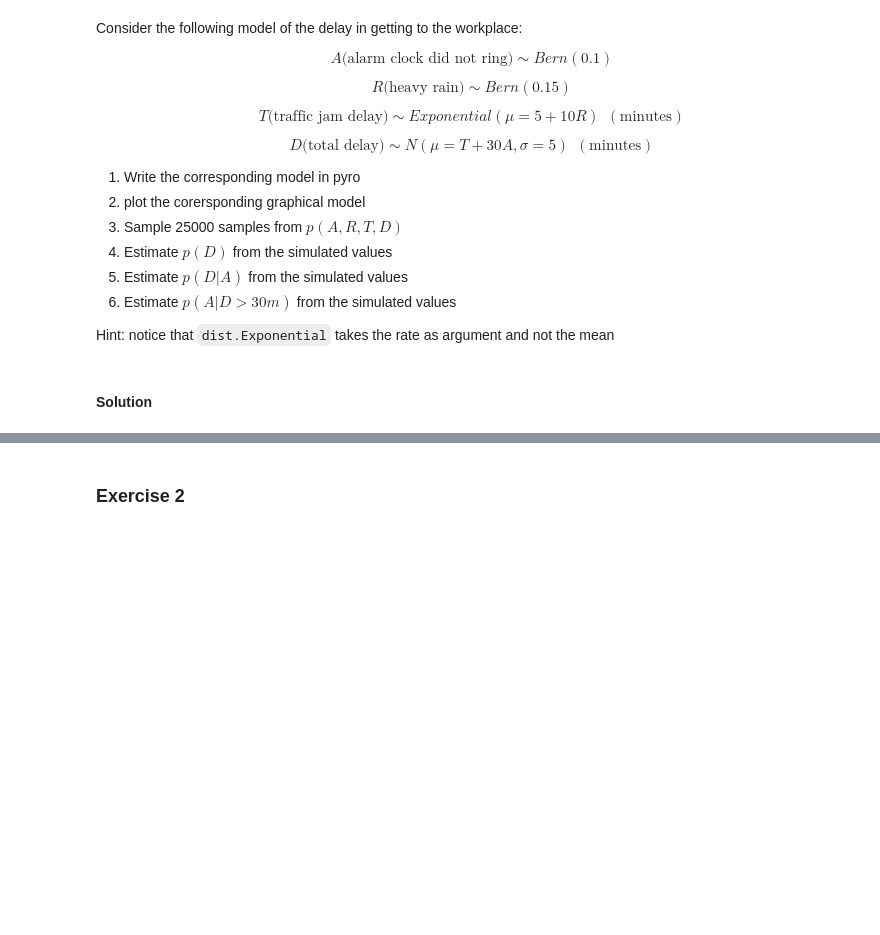
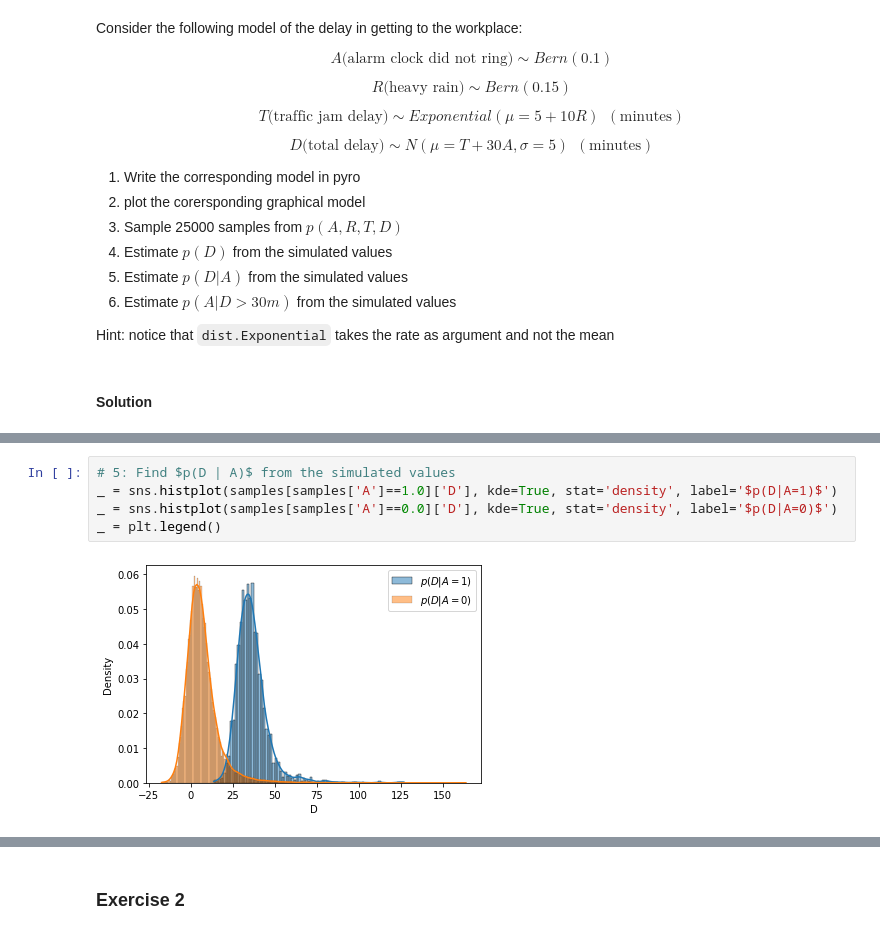
Before and after one commit to DavideScassola/PML2024, a Jupyter notebook: Notebooks/03_pyro_basics_exercises.ipynb, the cells around one changed output, grey strips where cells are left out. Cells and saved outputs as stored; diff of their text form; blank space fills up the shorter version.

```diff
--- a/Notebooks/03_pyro_basics_exercises.ipynb
+++ b/Notebooks/03_pyro_basics_exercises.ipynb
@@ -34,0 +76,7 @@ Hint: notice that `dist.Exponential` takes the rate as argument and not the mean
+# %%
+# 5: Find $p(D | A)$ from the simulated values
+_ = sns.histplot(samples[samples['A']==1.0]['D'], kde=True, stat='density', label='$p(D|A=1)$')
+_ = sns.histplot(samples[samples['A']==0.0]['D'], kde=True, stat='density', label='$p(D|A=0)$')
+_ = plt.legend()
+# %% [output]
+[figure, added]
```
Also changed, not shown: parts of 5 cells of this notebook, 1 other file.
